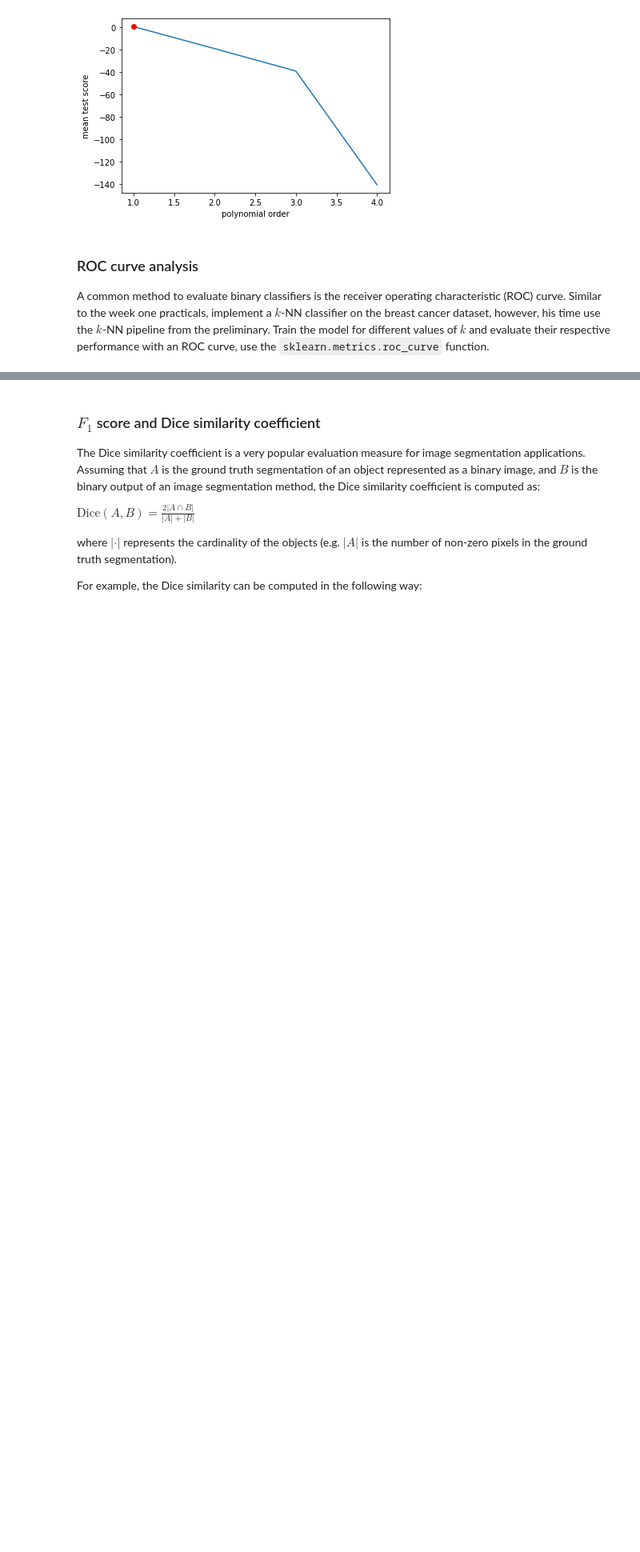
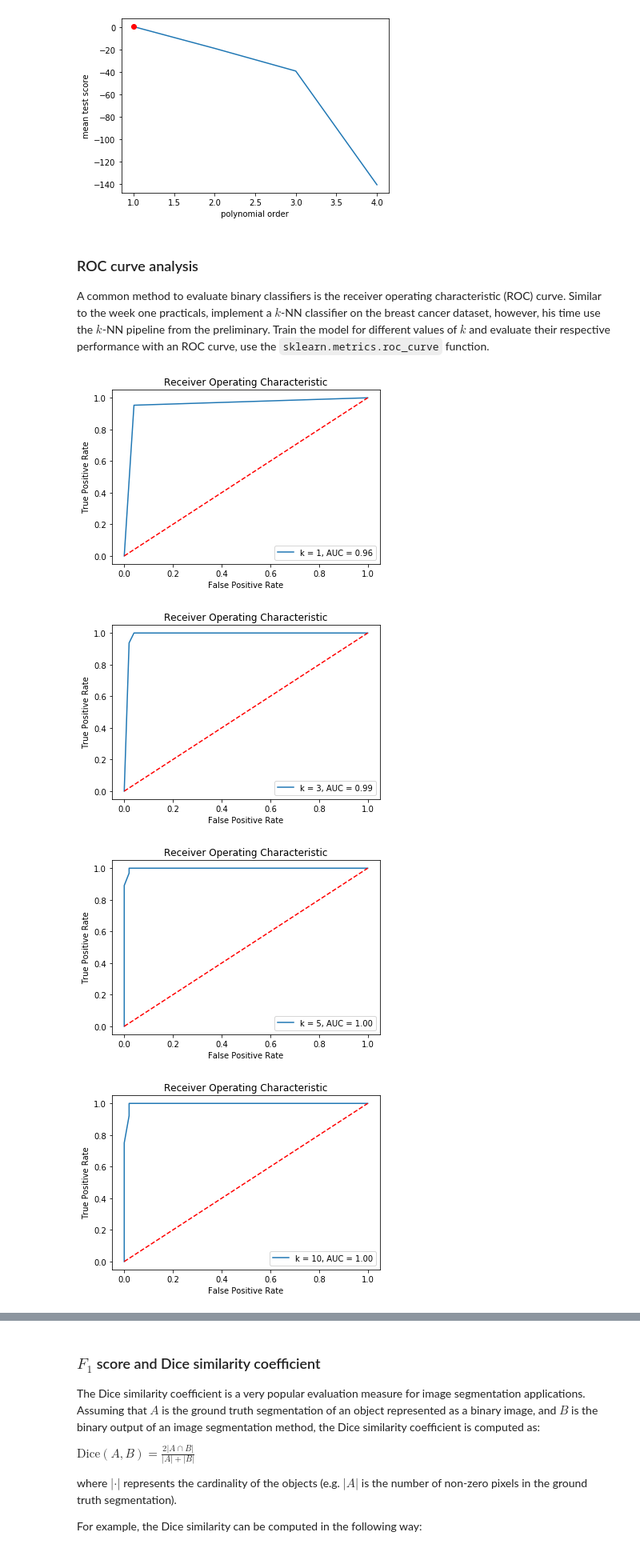
Before and after one commit to mennocromwijk/Machine_Learning, a Jupyter notebook: practicals/week_2.ipynb, the cells around one changed output, grey strips where cells are left out. Shown at 80% size. Saved outputs shown, nothing was run; the diff lists cells and outputs as text; code cells hidden in the pictures; blank space fills up the shorter version.

```diff
--- a/practicals/week_2.ipynb
+++ b/practicals/week_2.ipynb
@@ -253,3 +253,51 @@ plot_score(clf)
 # %% [markdown]
 ### ROC curve analysis
 A common method to evaluate binary classifiers is the receiver operating characteristic (ROC) curve. Similar to the week one practicals, implement a $k$-NN classifier on the breast cancer dataset, however, his time use the $k$-NN pipeline from the preliminary. Train the model for different values of $k$ and evaluate their respective performance with an ROC curve, use the `sklearn.metrics.roc_curve` function.
+# %%
+from sklearn.metrics import roc_curve, auc
+
+# Load data
+breast_cancer = datasets.load_breast_cancer()
+X = breast_cancer.data
+y = breast_cancer.target
+
+# Split in training and testing data
+X_train, X_test, y_train, y_test = train_test_split(X, y, test_size=0.2)
+
+# Create KNN model, looping over list of k-values
+
+k_list = [1,3,5,10,20,35,50]
+
+for k in k_list:
+
+    # initialize a k-NN classifier
+    knn = neighbors.KNeighborsClassifier(n_neighbors=k)
+    # Create the pipeline
+    model = Pipeline([
+                      ("scaler", scaler),
+                      ("knn", knn)
+                     ])
+    # train the model using the training dataset
+    model.fit(X_train, y_train)
+
+    # make predictions using the testing dataset
+    prediction = model.predict_proba(X_test)
+    # calculate the Receiver Operating Characteristics (True positive rate, false positive rate and treshold)
+    fpr, tpr, threshold = roc_curve(y_test, prediction[:,1])
+
+    # calculate area under curve
+    roc_auc = auc(fpr, tpr)
+
+    # plot the ROC curves
+    plt.plot(fpr, tpr, label = 'k = %d, AUC = %0.2f' % (k,roc_auc))
+    plt.legend(loc = 'lower right')
+    plt.plot([0, 1], [0, 1],'r--')
+    plt.ylabel('True Positive Rate')
+    plt.xlabel('False Positive Rate')
+    plt.title('Receiver Operating Characteristic')
+    plt.show()
+# %% [output]
+[figure, added]
+[figure, added]
+[figure, added]
+[figure, added]
```
Also changed, not shown: parts of 2 cells of this notebook.
